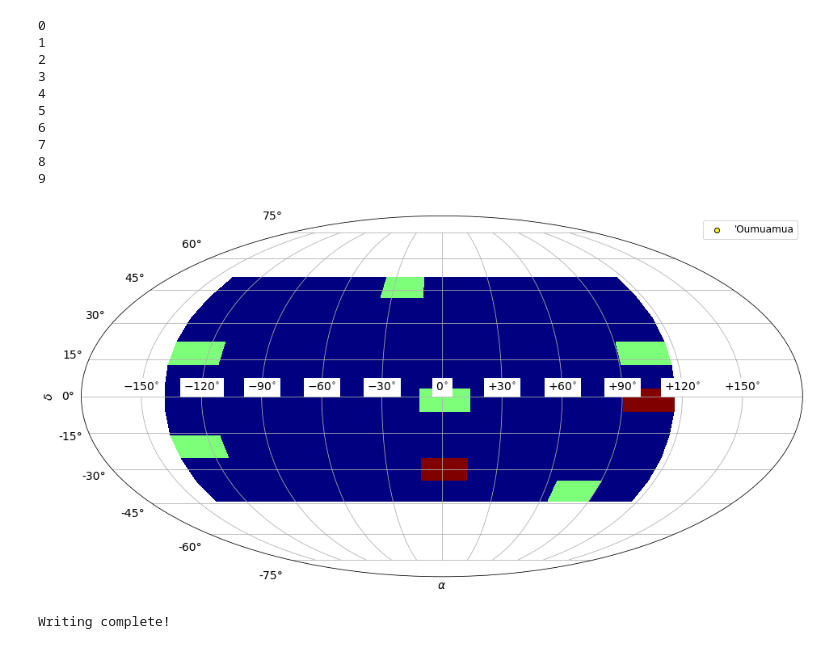
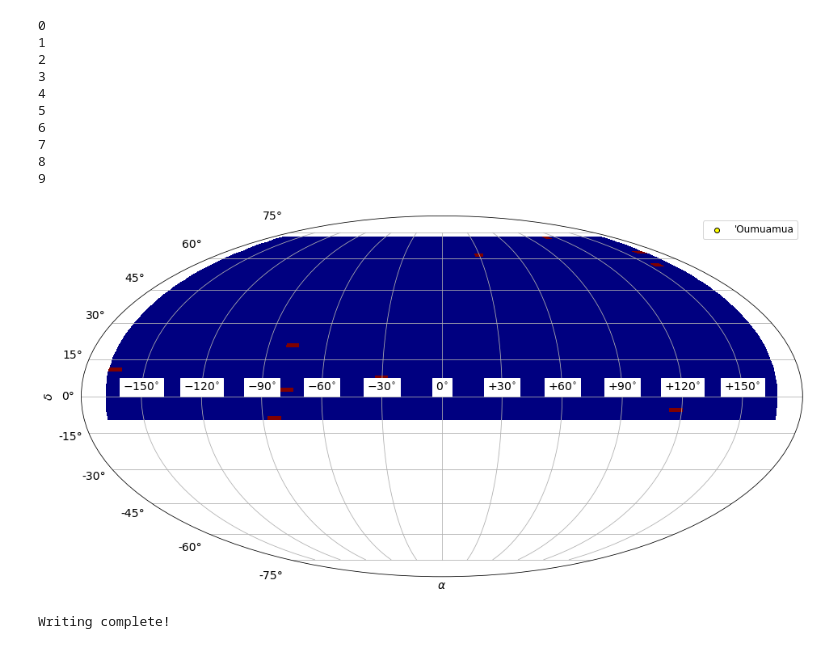
Before and after one commit to djhoover717/ISOAnalysis, a Jupyter notebook: generate_skymap.ipynb, the cells around one changed output. Drawn from its saved outputs; the diff is of its cells as text; code cells hidden in the pictures.

```diff
--- a/generate_skymap.ipynb
+++ b/generate_skymap.ipynb
@@ -11,12 +11,12 @@ plt.rcParams["ytick.major.size"] = 9
 plt.rcParams["ytick.major.width"] = 1.5
 plt.rcParams["font.size"] = 14
 
-VSUN = np.array([10.0, 11.0, 7.0])
+VSUN = np.array([11.1, 12.24, 7.25]) # Hallat & Wiegert (2020)
 nu, nv, nw = 100, 100, 100
 sr = 100.
 
 pi = np.pi
-OUMUAMUA_COORDS = [np.radians(279.804), np.radians(33.997)]            # from Mamajek (2017)
+OUMUAMUA_COORDS = [np.radians(279.804), np.radians(33.997)] # Mamajek (2017)           # from Mamajek (2017)
 
 write_grid = False
 
@@ -193,23 +193,23 @@ for i, v in enumerate(vgal_sample):
 # %%
 fig = plt.figure(figsize=(16, 10))
 ax = plt.subplot(111, projection='mollweide')
 
 h, xedges, yedges = np.histogram2d(skyra_sample, skydec_sample, bins=50)
 ax.pcolormesh(xedges[:-1], yedges[:-1], h.T, cmap='jet', shading='auto')
 
 plt.xlabel(r'$\alpha$')
 plt.xticks([-5*pi/6, -2*pi/3, -pi/2, -pi/3, -pi/6, 0, pi/6, pi/3, pi/2, 2*pi/3, 5*pi/6], [ \
         r'$-150^{\circ}$', r'$-120^{\circ}$', r'$-90^{\circ}$', r'$-60^{\circ}$', r'$-30^{\circ}$', r'$0^{\circ}$', \
         r'$+30^{\circ}$', r'$+60^{\circ}$', r'$+90^{\circ}$', r'$+120^{\circ}$', r'$+150^{\circ}$'], \
         backgroundcolor='white')
 
 plt.ylabel(r'$\delta$')
 plt.grid(True)
 
-plt.scatter(OUMUAMUA_COORDS[0], OUMUAMUA_COORDS[1], c='yellow', edgecolor='k', label="'Oumuamua")
+ax.scatter(OUMUAMUA_COORDS[0], OUMUAMUA_COORDS[1], c='yellow', edgecolor='k', label="'Oumuamua")
 plt.legend(loc='upper right', fontsize=12)
 
 plt.show()
 # %% [output]
-[figure, old version]
+[figure, new version]
 # %%
```
Also changed, not shown: parts of 3 cells of this notebook, 6 other files.
